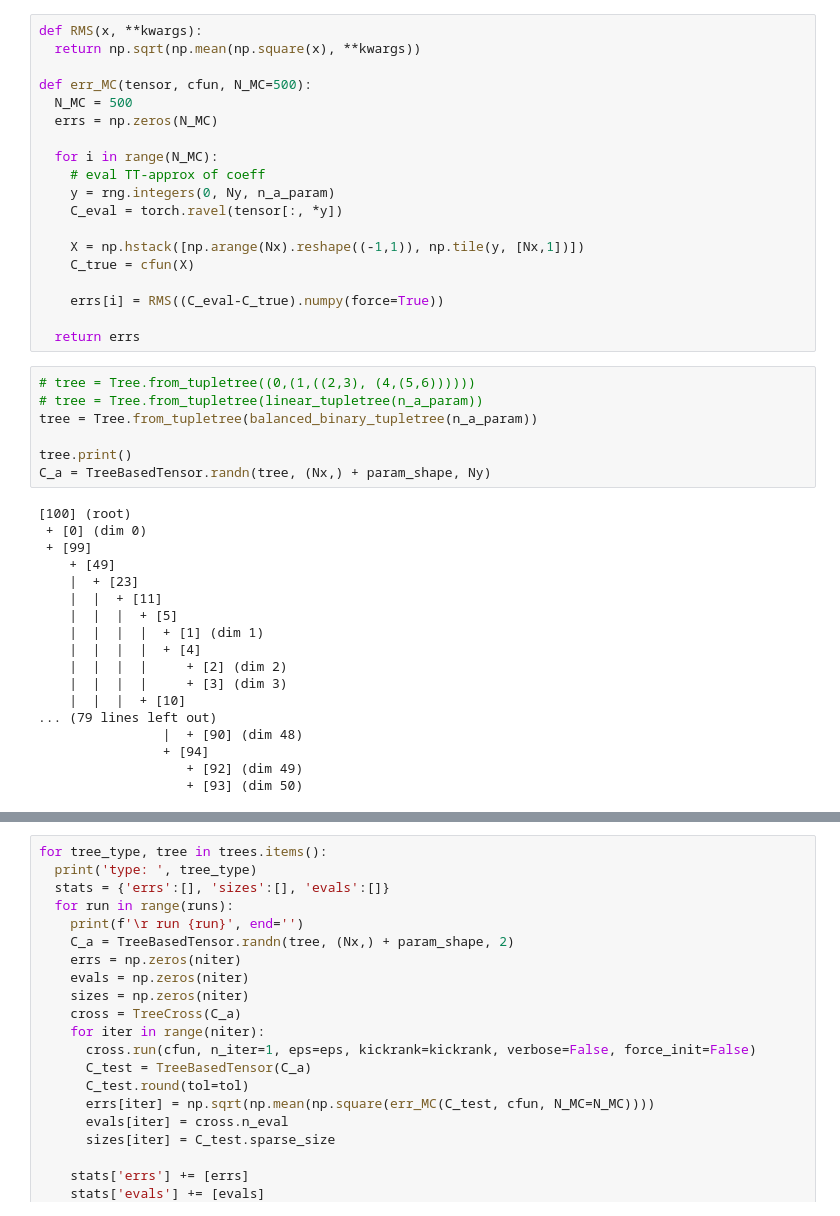
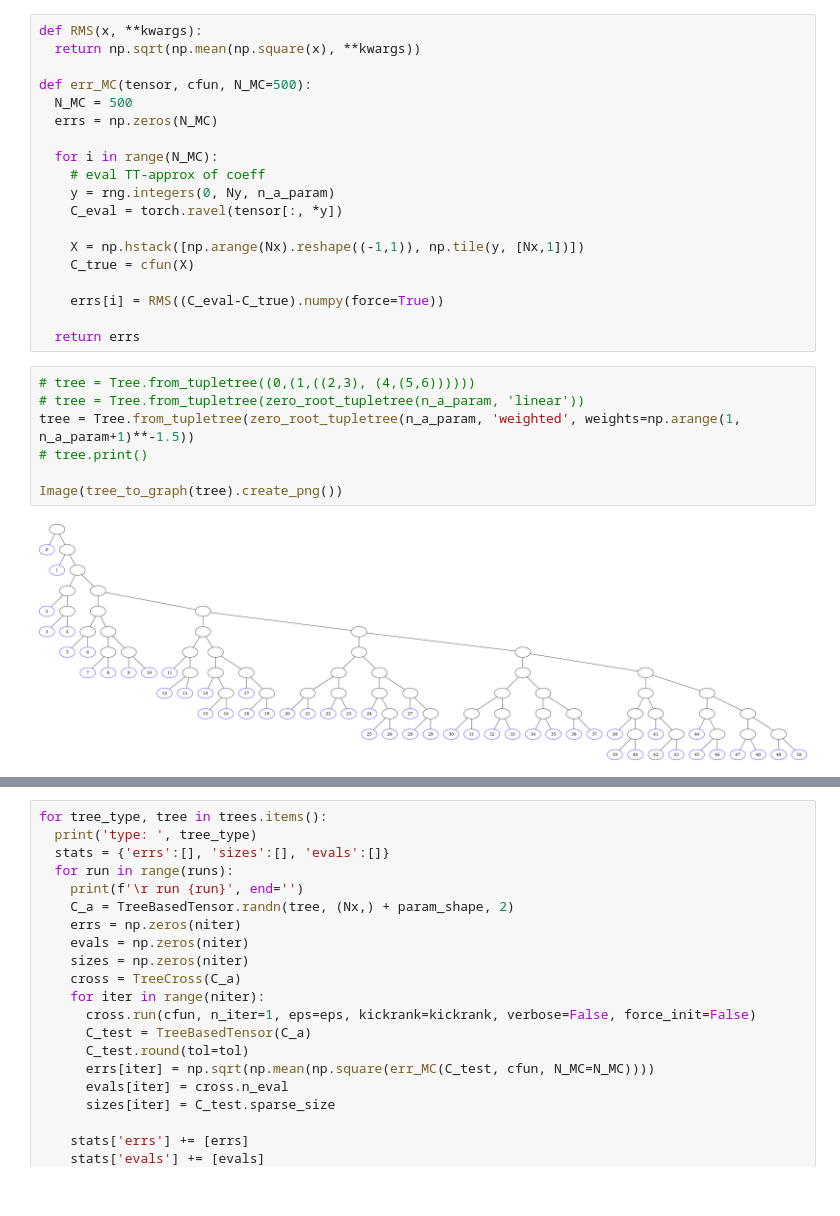
Before and after one commit to huberbenno/TT-IRT, a Jupyter notebook: python/htucker/tree_cross_torch_test.ipynb, the cells around one changed output, grey strips where cells are left out. Cells and saved outputs as stored; diff of their text form.

```diff
--- a/python/htucker/tree_cross_torch_test.ipynb
+++ b/python/htucker/tree_cross_torch_test.ipynb
@@ -48,28 +50,12 @@ def err_MC(tensor, cfun, N_MC=500):
   return errs
 # %%
 # tree = Tree.from_tupletree((0,(1,((2,3), (4,(5,6))))))
-# tree = Tree.from_tupletree(linear_tupletree(n_a_param))
-tree = Tree.from_tupletree(balanced_binary_tupletree(n_a_param))
+# tree = Tree.from_tupletree(zero_root_tupletree(n_a_param, 'linear'))
+tree = Tree.from_tupletree(zero_root_tupletree(n_a_param, 'weighted', weights=np.arange(1, n_a_param+1)**-1.5))
+# tree.print()
 
-tree.print()
-C_a = TreeBasedTensor.randn(tree, (Nx,) + param_shape, Ny)
+Image(tree_to_graph(tree).create_png())
 # %% [output]
-[100] (root)
- + [0] (dim 0)
- + [99]
-    + [49]
-    |  + [23]
-    |  |  + [11]
-    |  |  |  + [5]
-    |  |  |  |  + [1] (dim 1)
-    |  |  |  |  + [4]
-    |  |  |  |     + [2] (dim 2)
-    |  |  |  |     + [3] (dim 3)
-    |  |  |  + [10]
-... (79 lines left out)
-                |  + [90] (dim 48)
-                + [94]
-                   + [92] (dim 49)
-                   + [93] (dim 50)
+[figure, added]
 # %%
 res = {}
```
Also changed, not shown: parts of 6 cells of this notebook, 11 other files.
